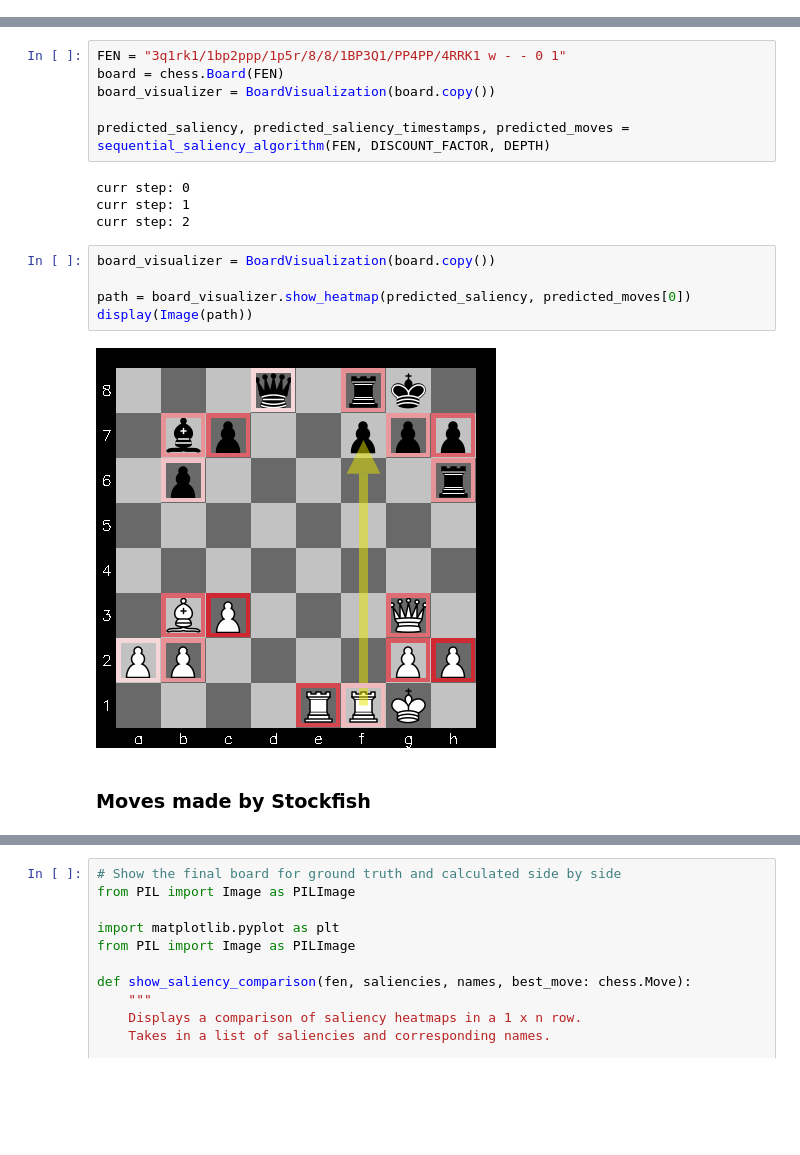
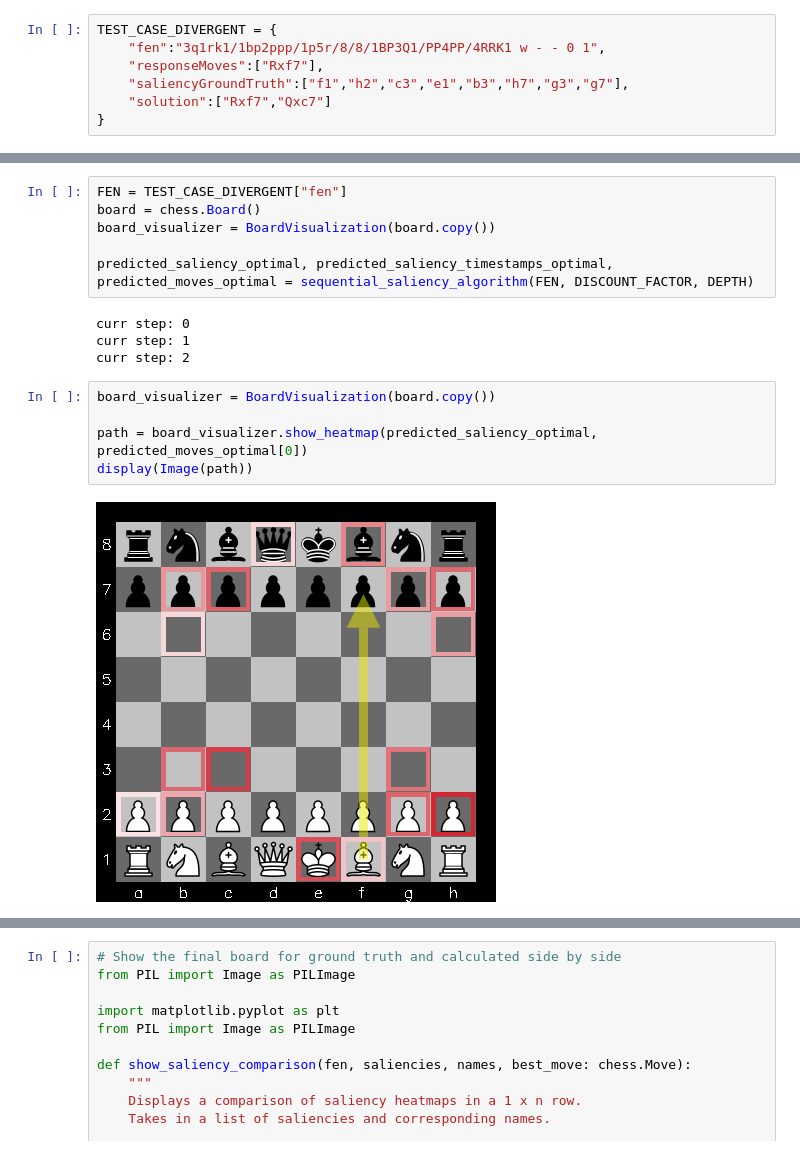
Before and after one commit to radroof22/xAI-chess, a Jupyter notebook: sequential_sarfa.ipynb, the cells around one changed output, grey strips where cells are left out. Saved outputs shown, nothing was run; the diff lists cells and outputs as text; blank space fills up the shorter version.

```diff
--- a/sequential_sarfa.ipynb
+++ b/sequential_sarfa.ipynb
@@ -211,0 +225,7 @@ Goal of this is to show that the Stockfish 15 is choosing different actions than
+# %%
+TEST_CASE_DIVERGENT = {
+    "fen":"3q1rk1/1bp2ppp/1p5r/8/8/1BP3Q1/PP4PP/4RRK1 w - - 0 1",
+    "responseMoves":["Rxf7"],
+    "saliencyGroundTruth":["f1","h2","c3","e1","b3","h7","g3","g7"],
+    "solution":["Rxf7","Qxc7"]
+}
@@ -212,9 +236,9 @@ Goal of this is to show that the Stockfish 15 is choosing different actions than
 # %%
-FEN = "3q1rk1/1bp2ppp/1p5r/8/8/1BP3Q1/PP4PP/4RRK1 w - - 0 1"
-board = chess.Board(FEN)
+FEN = TEST_CASE_DIVERGENT["fen"]
+board = chess.Board()
 board_visualizer = BoardVisualization(board.copy())
 
-predicted_saliency, predicted_saliency_timestamps, predicted_moves = sequential_saliency_algorithm(FEN, DISCOUNT_FACTOR, DEPTH)
+predicted_saliency_optimal, predicted_saliency_timestamps_optimal, predicted_moves_optimal = sequential_saliency_algorithm(FEN, DISCOUNT_FACTOR, DEPTH)
 # %% [output]
 curr step: 0
 curr step: 1
@@ -222,11 +246,9 @@ curr step: 2
 # %%
 board_visualizer = BoardVisualization(board.copy())
 
-path = board_visualizer.show_heatmap(predicted_saliency, predicted_moves[0])
+path = board_visualizer.show_heatmap(predicted_saliency_optimal, predicted_moves_optimal[0])
 display(Image(path))
 # %% [output]
-[figure, old version]
+[figure, new version]
-# %% [markdown]
-### Moves made by Stockfish
 # %%
 # saliency per timestep
```
Also changed, not shown: parts of 100 cells of this notebook, 1 other file.
